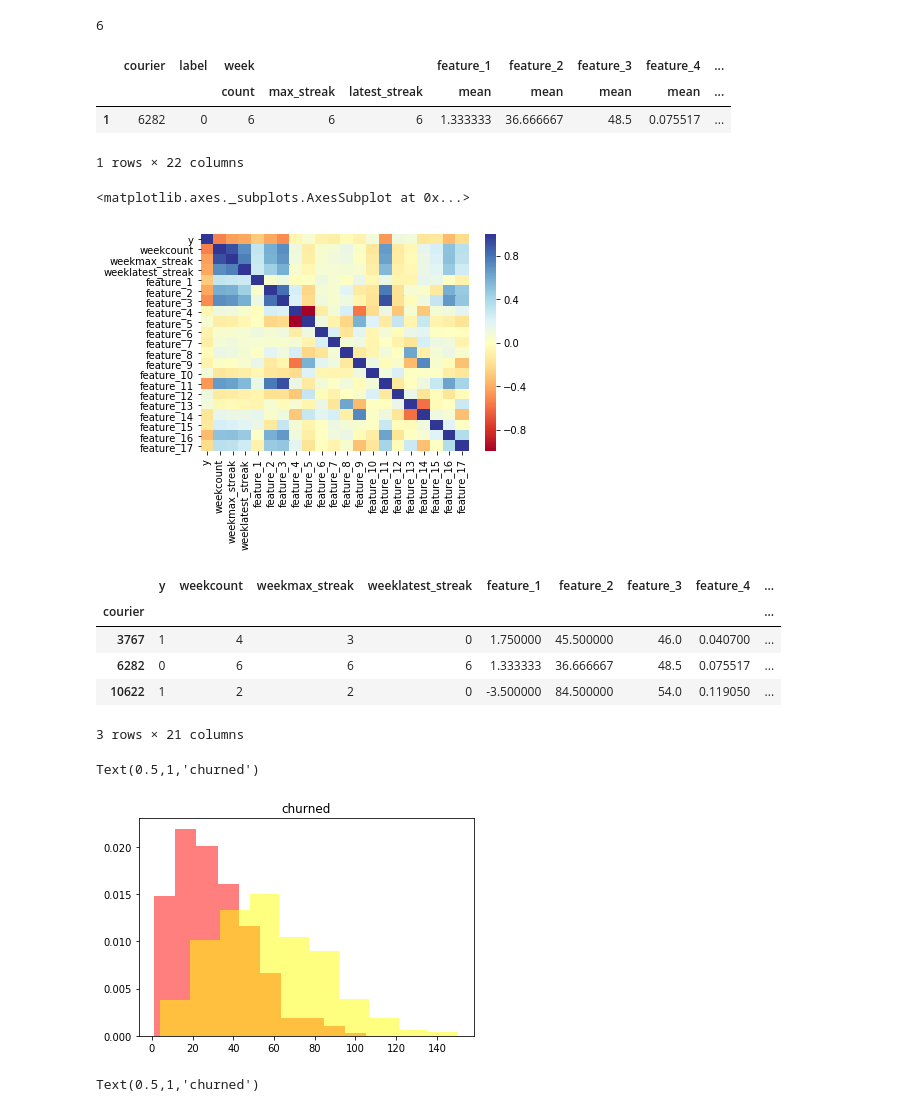
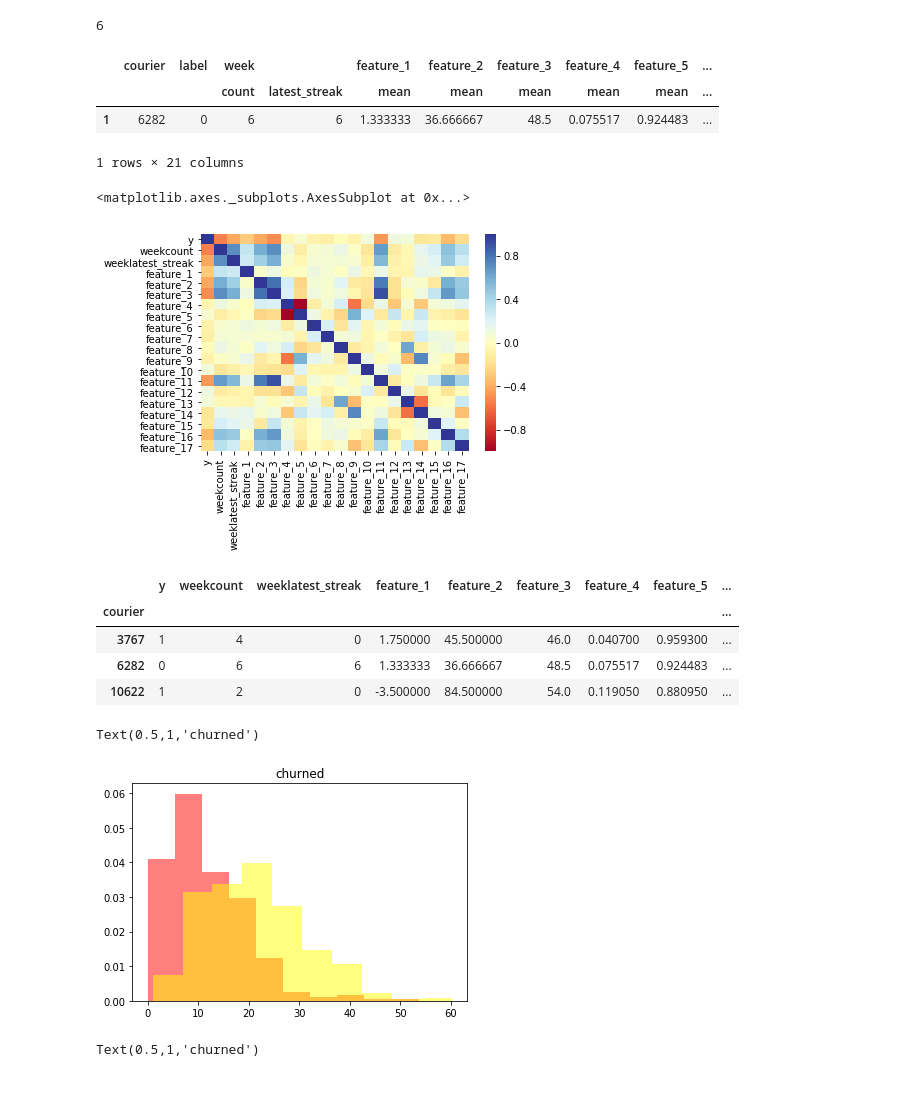
Before and after one commit to ricardofullton/glovo_test, a Jupyter notebook: glovo.ipynb, the cells around one changed output. Drawn from its saved outputs; the diff is of its cells as text; code cells hidden in the pictures.

Commit message:
house_encoded_weeks

```diff
--- a/glovo.ipynb
+++ b/glovo.ipynb
@@ -207,7 +207,7 @@ gold=weeks.groupby(['courier','label'], as_index=False )\
      ,'feature_16':'mean','feature_17':'mean'})
 # %%
 gold=weeks.groupby(['courier','label'], as_index=False )\
-.agg({'week':['count', max_streak,latest_streak],\
+.agg({'week':['count', latest_streak],\
               'feature_1':aggreg,\
                'feature_2':aggreg,'feature_3':aggreg\
       ,'feature_4':aggreg,'feature_5':aggreg\
@@ -220,10 +220,10 @@ gold=weeks.groupby(['courier','label'], as_index=False )\
 # %%
 gold[(gold.courier==6282)]
 # %% [output]
-|  | courier | label | week |  |  | feature_1 | feature_2 | feature_3 | feature_4 | ... |
-|  |  |  | count | max_streak | latest_streak | mean | mean | mean | mean | ... |
-| 1 | 6282 | 0 | 6 | 6 | 6 | 1.333333 | 36.666667 | 48.5 | 0.075517 | ... |
+|  | courier | label | week |  | feature_1 | feature_2 | feature_3 | feature_4 | feature_5 | ... |
+|  |  |  | count | latest_streak | mean | mean | mean | mean | mean | ... |
+| 1 | 6282 | 0 | 6 | 6 | 1.333333 | 36.666667 | 48.5 | 0.075517 | 0.924483 | ... |
-1 rows × 22 columns
+1 rows × 21 columns
 # %%
 gold.columns = [gold + i for gold, i in zip(gold.columns.get_level_values(0), gold.columns.get_level_values(1).astype(str))]
 golden_names=[w.replace(aggregname,'') for w in gold.columns.get_level_values(0)]
@@ -237,23 +237,22 @@ gold_corr=gold.corr()
 sns.heatmap(gold_corr, vmax=1., square=False,cmap="RdYlBu")
 # %% [output]
 <matplotlib.axes._subplots.AxesSubplot at 0x...>
-[figure, old version]
+[figure, new version]
 # %%
 gold.head(3)
 # %% [output]
-|  | y | weekcount | weekmax_streak | weeklatest_streak | feature_1 | feature_2 | feature_3 | feature_4 | ... |
+|  | y | weekcount | weeklatest_streak | feature_1 | feature_2 | feature_3 | feature_4 | feature_5 | ... |
 | courier |  |  |  |  |  |  |  |  | ... |
-| 3767 | 1 | 4 | 3 | 0 | 1.750000 | 45.500000 | 46.0 | 0.040700 | ... |
-| 6282 | 0 | 6 | 6 | 6 | 1.333333 | 36.666667 | 48.5 | 0.075517 | ... |
-| 10622 | 1 | 2 | 2 | 0 | -3.500000 | 84.500000 | 54.0 | 0.119050 | ... |
+| 3767 | 1 | 4 | 0 | 1.750000 | 45.500000 | 46.0 | 0.040700 | 0.959300 | ... |
+| 6282 | 0 | 6 | 6 | 1.333333 | 36.666667 | 48.5 | 0.075517 | 0.924483 | ... |
+| 10622 | 1 | 2 | 0 | -3.500000 | 84.500000 | 54.0 | 0.119050 | 0.880950 | ... |
-3 rows × 21 columns
 # %%
-plt.hist(gold[(gold.y==1)].feature_3,alpha=0.5,color='red',density=1)
-plt.hist(gold[(gold.y==0)].feature_3,alpha=0.5,color='yellow',density=1)
+plt.hist(gold[(gold.y==1)].feature_11,alpha=0.5,color='red',density=1)
+plt.hist(gold[(gold.y==0)].feature_11,alpha=0.5,color='yellow',density=1)
 plt.title('churned')
 # %% [output]
 Text(0.5,1,'churned')
-[figure, old version]
+[figure, new version]
 # %%
 plt.hist(gold[(gold.y==1)].feature_10,alpha=0.5,color='red',density=1)
 plt.hist(gold[(gold.y==0)].feature_10,alpha=0.5,color='yellow',density=1)
```
Also changed, not shown: parts of 67 cells of this notebook.
